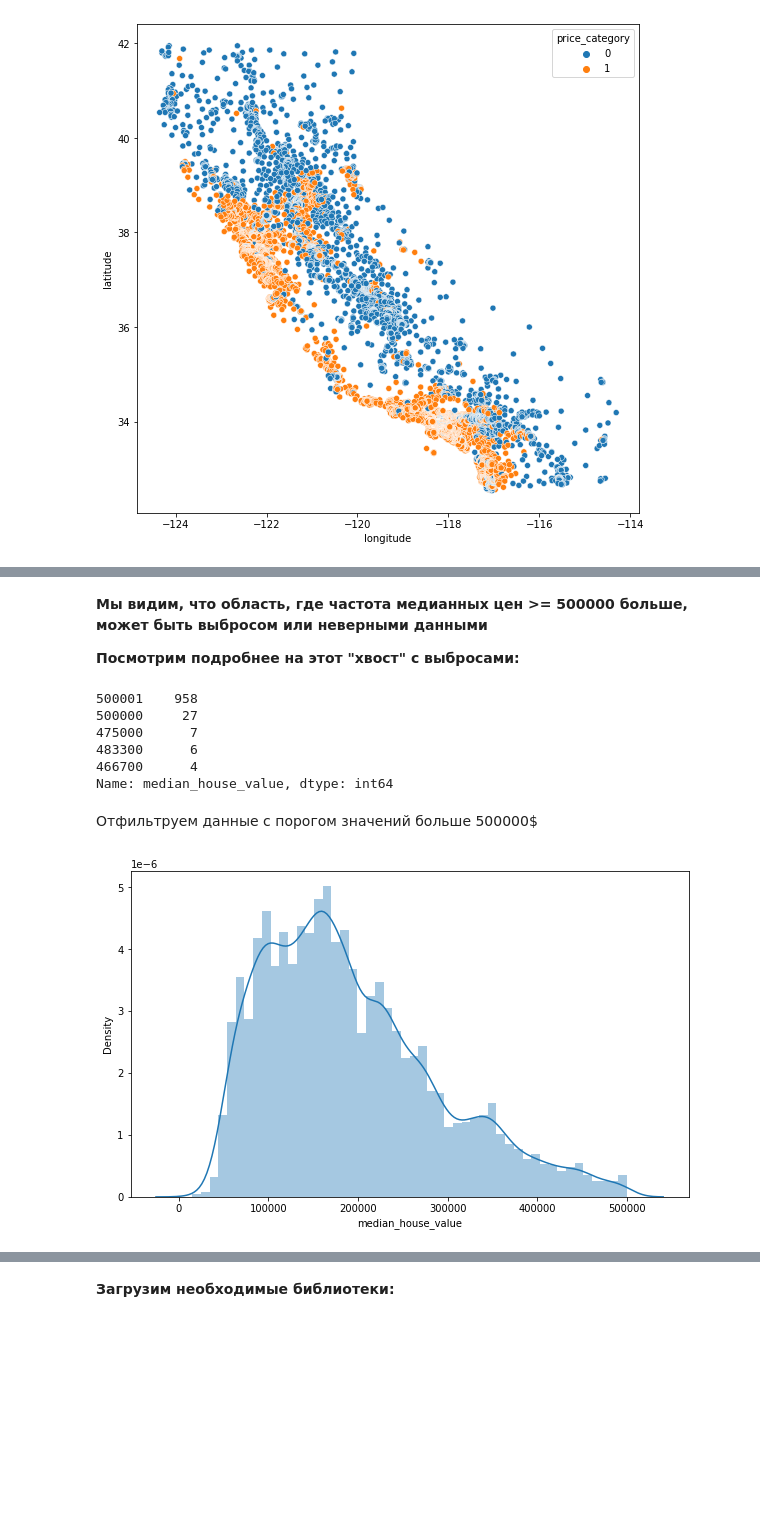
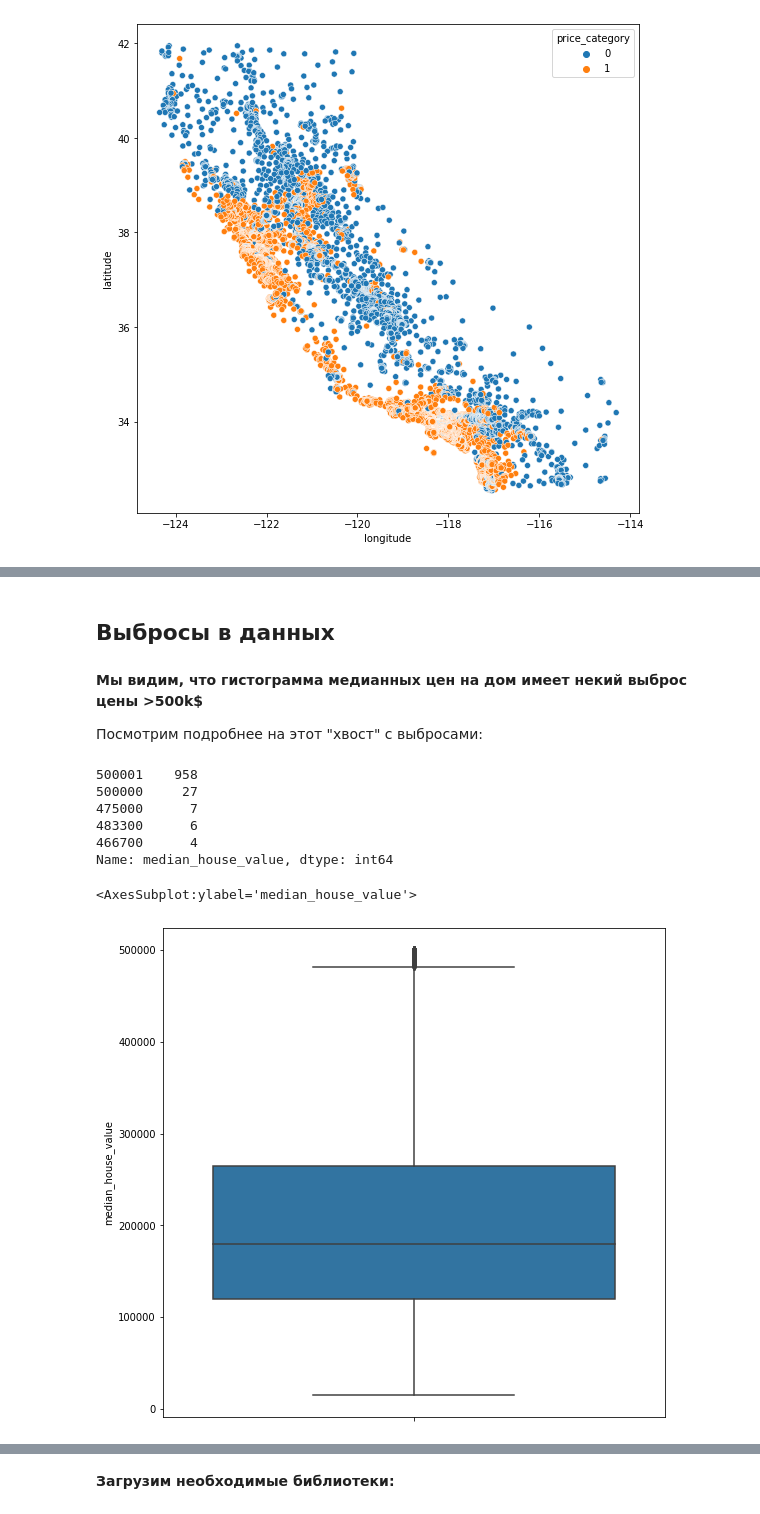
Before and after one commit to bet-in/my_test_notebooks, a Jupyter notebook: california-house-price.ipynb, the cells around one changed output, grey strips where cells are left out. Saved outputs shown, nothing was run; the diff lists cells and outputs as text; code cells hidden in the pictures; blank space fills up the shorter version.

```diff
--- a/california-house-price.ipynb
+++ b/california-house-price.ipynb
@@ -121,3 +120,0 @@ houses['median_house_value'] = houses['median_house_value'].astype(int)
-# %%
-#обычно доход измеряется в десятках тысяч долларов, поэтому я приведу это к общему порядку, чтобы доход соответствовал ценам на жильё
-houses['median_income'] = houses['median_income']*10000
@@ -221,3 +233,6 @@ sns.scatterplot(x='longitude', y='latitude', hue='price_category', data=houses)
+# %%
+log_features = ['total_rooms', 'total_bedrooms', 'population', 'households', 'median_income']
+houses[log_features] = np.log(houses[log_features])
 # %%
 %matplotlib inline
 houses.hist(bins = 50, figsize= (20,15))
@@ -227,8 +242,10 @@ plt.show()
+# %% [markdown]
+## Выбросы в данных
 # %% [markdown]
-**Мы видим, что область, где частота медианных цен >= 500000 больше, может быть выбросом или неверными данными**
+**Мы видим, что гистограмма медианных цен на дом имеет некий выброс цены >500k$**
 
 
-**Посмотрим подробнее на этот "хвост" с выбросами:**
+Посмотрим подробнее на этот "хвост" с выбросами:
 # %%
 houses[houses['median_house_value']>450000]['median_house_value'].value_counts().head()
 # %% [output]
@@ -238,13 +255,9 @@ houses[houses['median_house_value']>450000]['median_house_value'].value_counts()
 483300      6
 466700      4
 Name: median_house_value, dtype: int64
-# %% [markdown]
-Отфильтруем данные с порогом значений больше 500000$
-# %%
-houses=houses.loc[houses['median_house_value']<500001,:]
 # %%
-plt.figure(figsize=(10,6))
-sns.distplot(houses['median_house_value'])
-plt.show()
+plt.figure(figsize=(9,9))
+sns.boxplot(y=houses['median_house_value'])
 # %% [output]
+<AxesSubplot:ylabel='median_house_value'>
-[figure, old version]
+[figure, new version]
```
Also changed, not shown: parts of 72 cells of this notebook.
